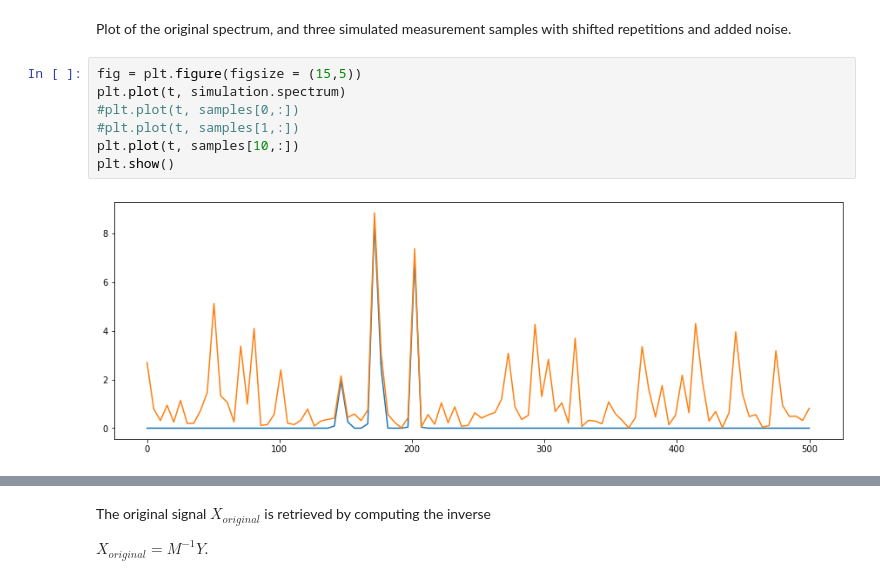
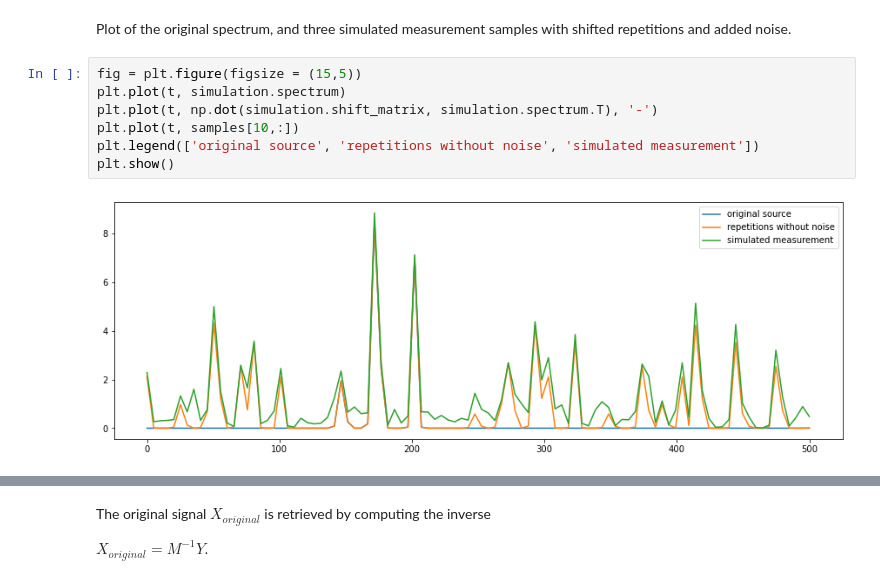
Before and after one commit to jonand9010/spectralanalysis, a Jupyter notebook: simulate_repeated_spectrum.ipynb, the cells around one changed output, grey strips where cells are left out. Cells and saved outputs as stored; diff of their text form.

```diff
--- a/simulate_repeated_spectrum.ipynb
+++ b/simulate_repeated_spectrum.ipynb
@@ -86,9 +86,9 @@ Plot of the original spectrum, and three simulated measurement samples with shif
 # %%
 fig = plt.figure(figsize = (15,5))
 plt.plot(t, simulation.spectrum)
-#plt.plot(t, samples[0,:])
-#plt.plot(t, samples[1,:])
+plt.plot(t, np.dot(simulation.shift_matrix, simulation.spectrum.T), '-')
 plt.plot(t, samples[10,:])
+plt.legend(['original source', 'repetitions without noise', 'simulated measurement'])
 plt.show()
 # %% [output]
-[figure, old version]
+[figure, new version]
```
Also changed, not shown: parts of 2 cells of this notebook.
